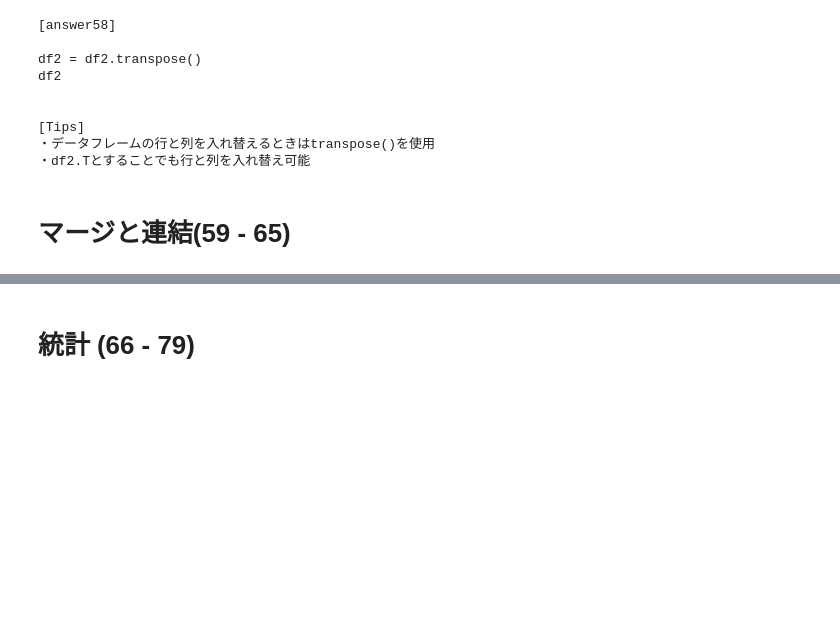
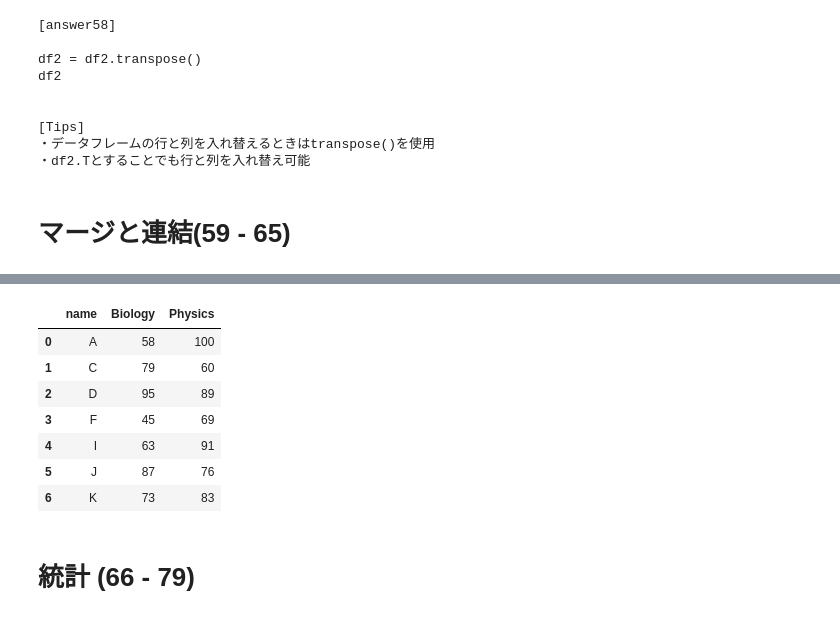
Before and after one commit to CHU1PC/Pandas_100_knocks, a Jupyter notebook: notebook/01_Pandas_100_Knocks_for_Begginer.ipynb, the cells around one changed output, grey strips where cells are left out. Saved outputs shown, nothing was run; the diff lists cells and outputs as text; code cells hidden in the pictures; blank space fills up the shorter version.

```diff
--- a/notebook/01_Pandas_100_Knocks_for_Begginer.ipynb
+++ b/notebook/01_Pandas_100_Knocks_for_Begginer.ipynb
@@ -1352,3 +1381,14 @@ df2 = initialize2() #初期化
+# %%
+df3
+# %% [output]
+|  | name | Biology | Physics |
+| 0 | A | 58 | 100 |
+| 1 | C | 79 | 60 |
+| 2 | D | 95 | 89 |
+| 3 | F | 45 | 69 |
+| 4 | I | 63 | 91 |
+| 5 | J | 87 | 76 |
+| 6 | K | 73 | 83 |
 # %%
 # 【61】
 # df2にdf3を内部結合（結合キーはname）し、df2に格納
```
Also changed, not shown: parts of 3 cells of this notebook.
